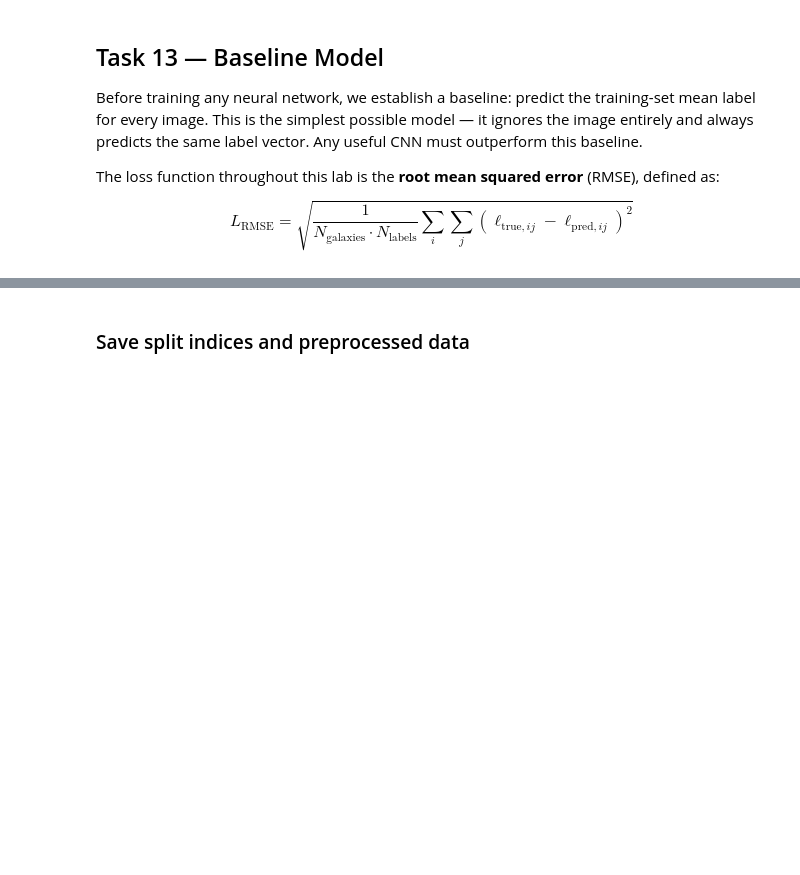
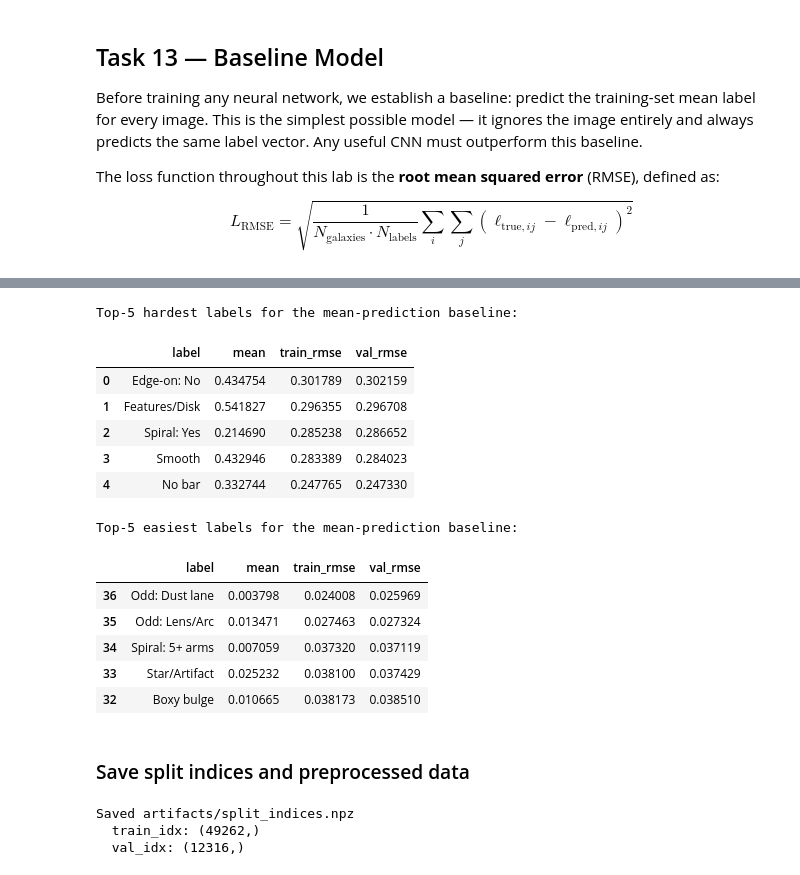
Before and after one commit to raw-asparagus/ay-128, a Jupyter notebook: labs/03/02-preprocessing.ipynb, the cells around one changed output, grey strips where cells are left out. Cells and saved outputs as stored; diff of their text form; code cells hidden in the pictures; blank space fills up the shorter version.

```diff
--- a/labs/03/02-preprocessing.ipynb
+++ b/labs/03/02-preprocessing.ipynb
@@ -137,13 +182,57 @@ print(f"  Validation: {val_rmse:.4f}")
+# %%
+import pandas as pd
+from ugdatalab.models.galaxy_zoo.constants import LABEL_DESCRIPTIVE
+
+# Per-label baseline: predict the training-set mean for every galaxy.
+mean_pred = train_labels.mean(axis=0)
+per_label_train = np.sqrt(((train_labels - mean_pred) ** 2).mean(axis=0))
+per_label_val = np.sqrt(((val_labels - mean_pred) ** 2).mean(axis=0))
+
+baseline_table = pd.DataFrame({
+    "label": [LABEL_DESCRIPTIVE[c] for c in LABEL_COLUMNS],
+    "mean": mean_pred,
+    "train_rmse": per_label_train,
+    "val_rmse": per_label_val,
+}).sort_values("val_rmse", ascending=False).reset_index(drop=True)
+
+print("Top-5 hardest labels for the mean-prediction baseline:")
+display(baseline_table.head(5))
+print("\nTop-5 easiest labels for the mean-prediction baseline:")
+display(baseline_table.tail(5).iloc[::-1])
+# %% [output]
+Top-5 hardest labels for the mean-prediction baseline:
+|  | label | mean | train_rmse | val_rmse |
+| 0 | Edge-on: No | 0.434754 | 0.301789 | 0.302159 |
+| 1 | Features/Disk | 0.541827 | 0.296355 | 0.296708 |
+| 2 | Spiral: Yes | 0.214690 | 0.285238 | 0.286652 |
+| 3 | Smooth | 0.432946 | 0.283389 | 0.284023 |
+| 4 | No bar | 0.332744 | 0.247765 | 0.247330 |
+Top-5 easiest labels for the mean-prediction baseline:
+|  | label | mean | train_rmse | val_rmse |
+| 36 | Odd: Dust lane | 0.003798 | 0.024008 | 0.025969 |
+| 35 | Odd: Lens/Arc | 0.013471 | 0.027463 | 0.027324 |
+| 34 | Spiral: 5+ arms | 0.007059 | 0.037320 | 0.037119 |
+| 33 | Star/Artifact | 0.025232 | 0.038100 | 0.037429 |
+| 32 | Boxy bulge | 0.010665 | 0.038173 | 0.038510 |
 # %% [markdown]
 ### Save split indices and preprocessed data
 # %%
-np.savez_compressed(
-    "artifacts/split_indices.npz",
-    train_idx=train_idx,
-    val_idx=val_idx,
-    baseline_train_rmse=train_rmse,
-    baseline_val_rmse=val_rmse,
-)
-print("Saved artifacts/split_indices.npz")
-print(f"  train_idx: {train_idx.shape}")
-print(f"  val_idx: {val_idx.shape}")
+_split_npz = Path("artifacts/split_indices.npz")
+if _split_npz.exists():
+    print(f"Skipping save: {_split_npz} already exists")
+else:
+    _split_npz.parent.mkdir(parents=True, exist_ok=True)
+    np.savez_compressed(
+        _split_npz,
+        train_idx=train_idx,
+        val_idx=val_idx,
+        baseline_train_rmse=train_rmse,
+        baseline_val_rmse=val_rmse,
+    )
+    print("Saved artifacts/split_indices.npz")
+    print(f"  train_idx: {train_idx.shape}")
+    print(f"  val_idx: {val_idx.shape}")
+# %% [output]
+Saved artifacts/split_indices.npz
+  train_idx: (49262,)
+  val_idx: (12316,)
```
Also changed, not shown: parts of 7 cells of this notebook, 25 other files.
